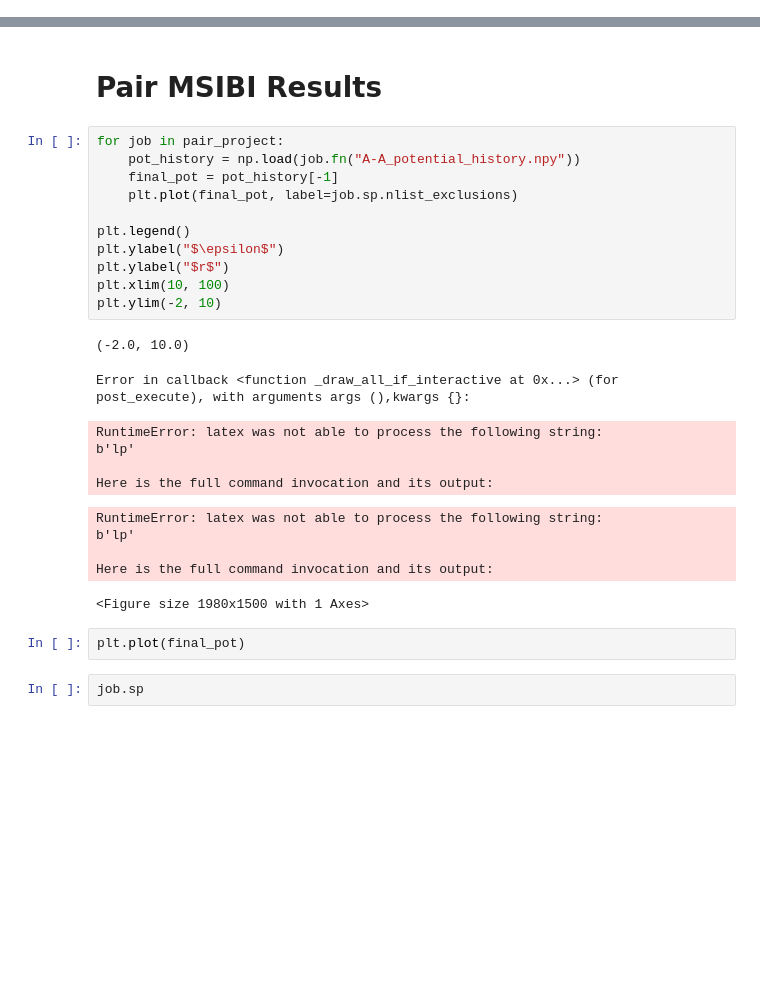
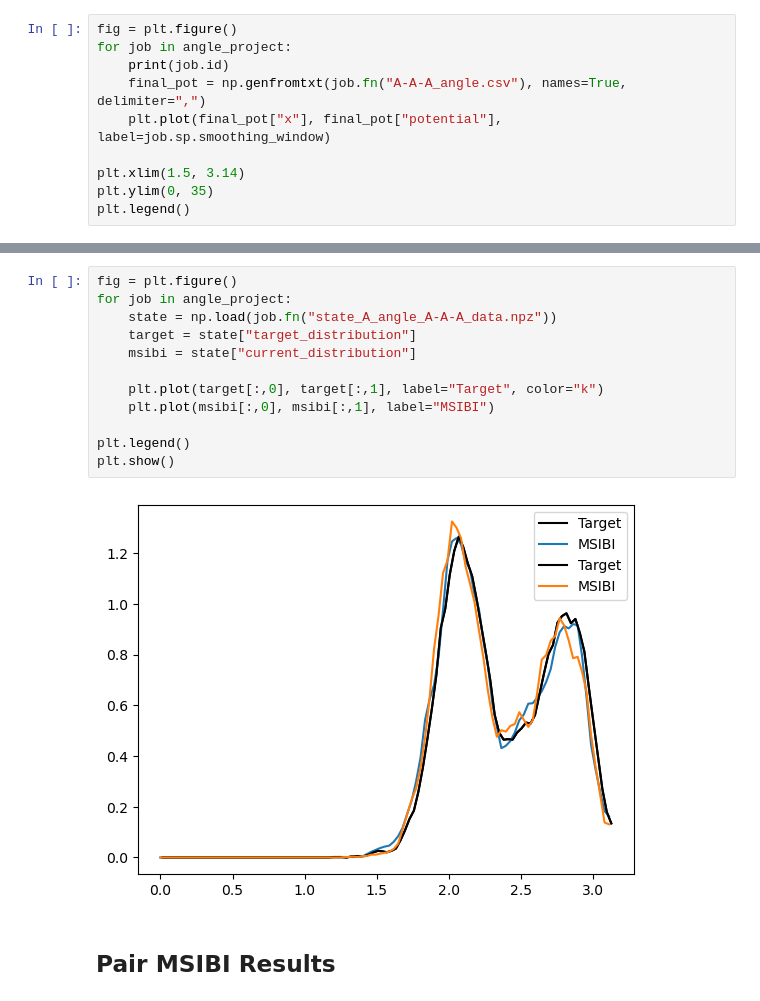
Before and after one commit to chrisjonesBSU/pps-msibi, a Jupyter notebook: notebooks/msibi/msibi-flow-analysis.ipynb, the cells around one changed output, grey strips where cells are left out. Cells and saved outputs as stored; diff of their text form; blank space fills up the shorter version.

```diff
--- a/notebooks/msibi/msibi-flow-analysis.ipynb
+++ b/notebooks/msibi/msibi-flow-analysis.ipynb
@@ -17,0 +82,10 @@ pair_project = signac.get_project("../../msibi-flow/pair-flow/")
+# %%
+fig = plt.figure()
+for job in angle_project:
+    print(job.id)
+    final_pot = np.genfromtxt(job.fn("A-A-A_angle.csv"), names=True, delimiter=",")
+    plt.plot(final_pot["x"], final_pot["potential"], label=job.sp.smoothing_window)
+
+plt.xlim(1.5, 3.14)
+plt.ylim(0, 35)
+plt.legend()
@@ -18,29 +97,16 @@ pair_project = signac.get_project("../../msibi-flow/pair-flow/")
+# %%
+fig = plt.figure()
+for job in angle_project:
+    state = np.load(job.fn("state_A_angle_A-A-A_data.npz"))
+    target = state["target_distribution"]
+    msibi = state["current_distribution"]
+
+    plt.plot(target[:,0], target[:,1], label="Target", color="k")
+    plt.plot(msibi[:,0], msibi[:,1], label="MSIBI")
+
+plt.legend()
+plt.show()
+# %% [output]
+[figure, added]
 # %% [markdown]
-# Pair MSIBI Results
+## Pair MSIBI Results
-# %%
-for job in pair_project:
-    pot_history = np.load(job.fn("A-A_potential_history.npy"))
-    final_pot = pot_history[-1]
-    plt.plot(final_pot, label=job.sp.nlist_exclusions)
-
-plt.legend()
-plt.ylabel("$\epsilon$")
-plt.ylabel("$r$")
-plt.xlim(10, 100)
-plt.ylim(-2, 10)
-# %% [output]
-(-2.0, 10.0)
-Error in callback <function _draw_all_if_interactive at 0x...> (for post_execute), with arguments args (),kwargs {}:
-RuntimeError: latex was not able to process the following string:
-b'lp'
-
-Here is the full command invocation and its output:
-RuntimeError: latex was not able to process the following string:
-b'lp'
-
-Here is the full command invocation and its output:
-<Figure size 1980x1500 with 1 Axes>
-# %%
-plt.plot(final_pot)
-# %%
-job.sp
```
Also changed, not shown: parts of 49 cells of this notebook, 12 other files.
